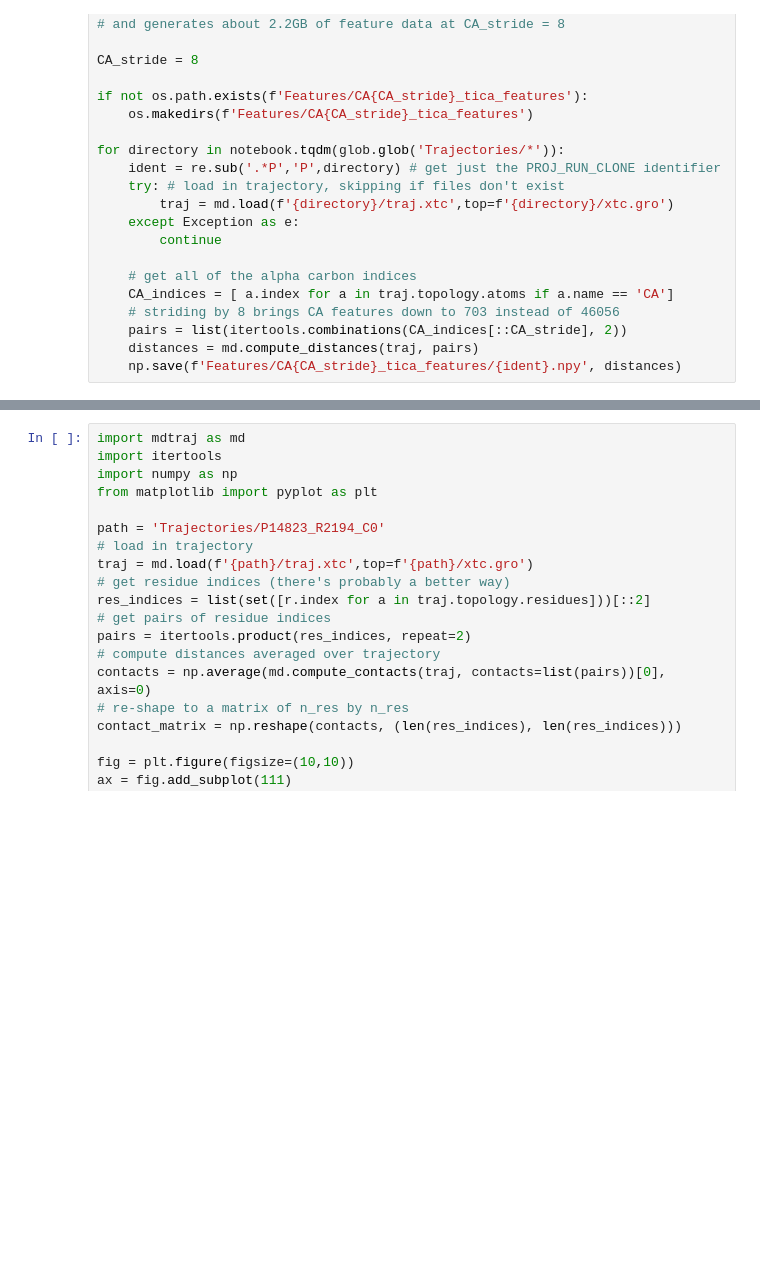
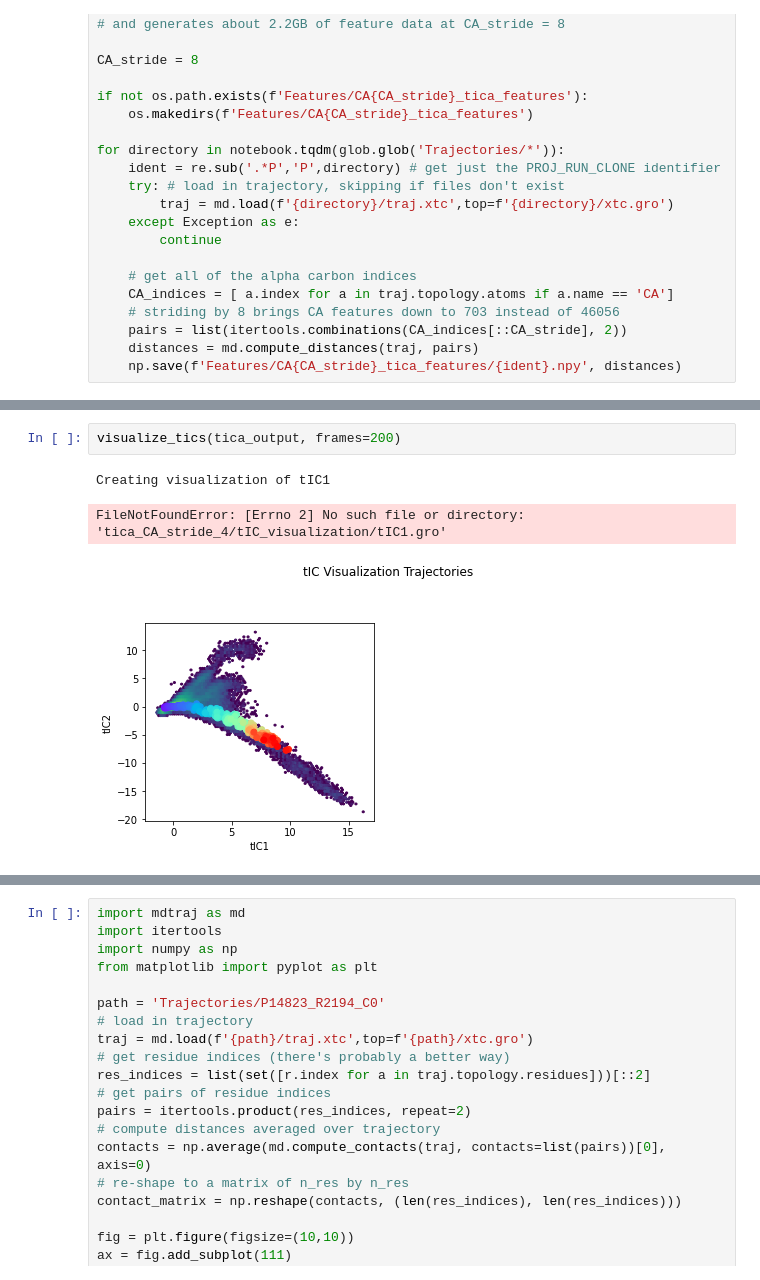
Before and after one commit to yabmtm/Mpro-ConfAnalysis, a Jupyter notebook: featurize_and_analyze.ipynb, the cells around one changed output, grey strips where cells are left out. Drawn from its saved outputs; the diff is of its cells as text; blank space fills up the shorter version.

```diff
--- a/featurize_and_analyze.ipynb
+++ b/featurize_and_analyze.ipynb
@@ -693,0 +851,6 @@ Saving 5 closest frames to each cluster...
+# %%
+visualize_tics(tica_output, frames=200)
+# %% [output]
+Creating visualization of tIC1
+FileNotFoundError: [Errno 2] No such file or directory: 'tica_CA_stride_4/tIC_visualization/tIC1.gro'
+[figure, added]
```
Also changed, not shown: parts of 9 cells of this notebook.
